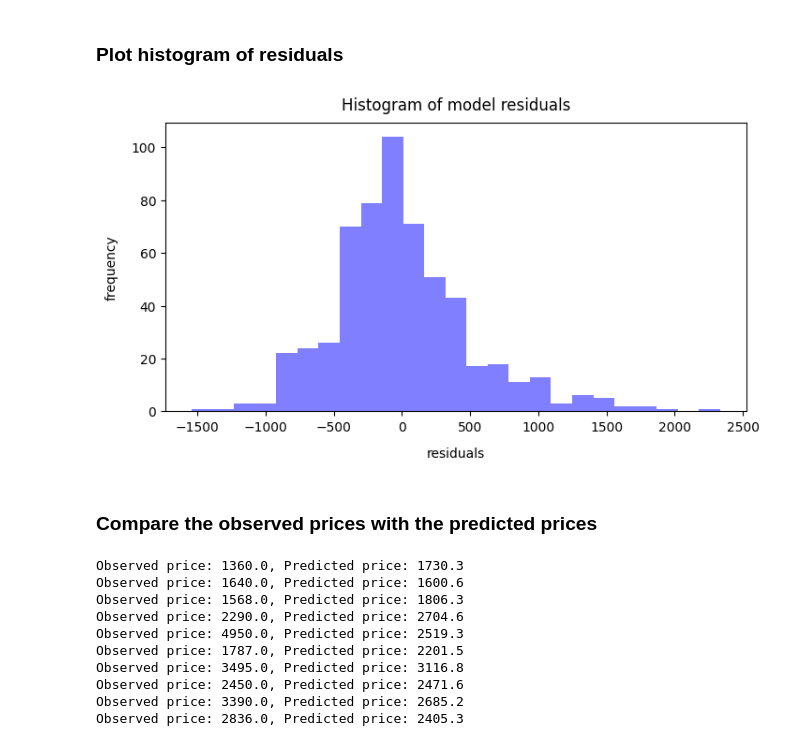
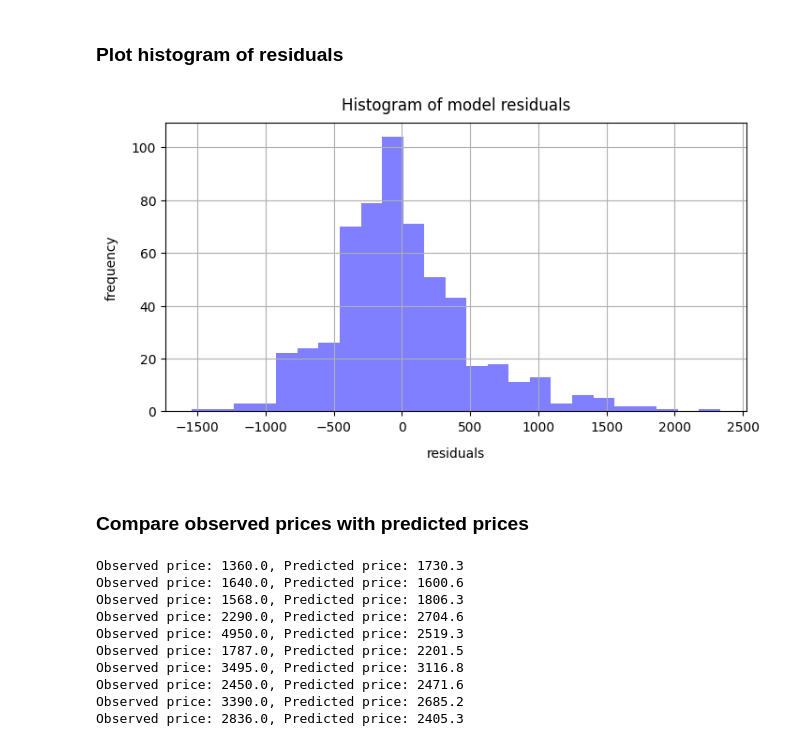
Before and after one commit to watson222-2/python_machine_learning_basics, a Jupyter notebook: Linear_Regression/linear_regression_apartment_prices.ipynb, the cells around one changed output. Cells and saved outputs as stored; diff of their text form; code cells hidden in the pictures.

```diff
--- a/Linear_Regression/linear_regression_apartment_prices.ipynb
+++ b/Linear_Regression/linear_regression_apartment_prices.ipynb
@@ -279,22 +280,23 @@ strong multicollinearity or other numerical problems.
 # %%
 # Plot histogram of residuals
 fig = plt.figure( figsize=(8,4))
 n, bins, patches = plt.hist(x=olsres.resid,
                             bins=25,
                             color='blue',
                             alpha=0.5
                    )
 
 # Set labels
 plt.xlabel('residuals', fontsize=10, labelpad=10)
 plt.ylabel('frequency', fontsize=10, labelpad=10)
 plt.title('Histogram of model residuals', fontsize=12, pad=10)
+plt.grid()
 
 plt.show()
 # %% [output]
-[figure, old version]
+[figure, new version]
 # %% [markdown]
-### Compare the observed prices with the predicted prices
+### Compare observed prices with predicted prices
 # %%
 # Add constant to X2_test
 X2_test_const = sm.add_constant(X2_test)
```
Also changed, not shown: parts of 6 cells of this notebook, 8 other files.
